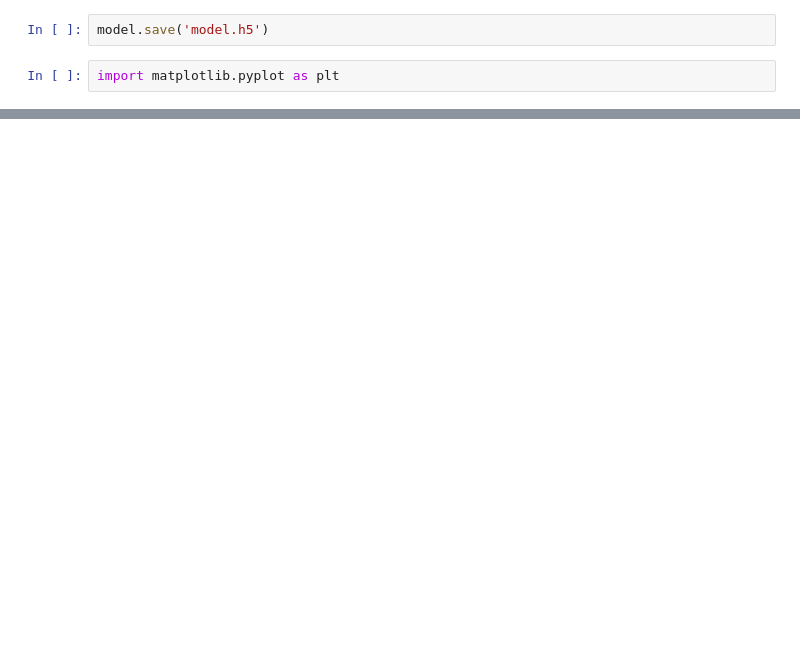
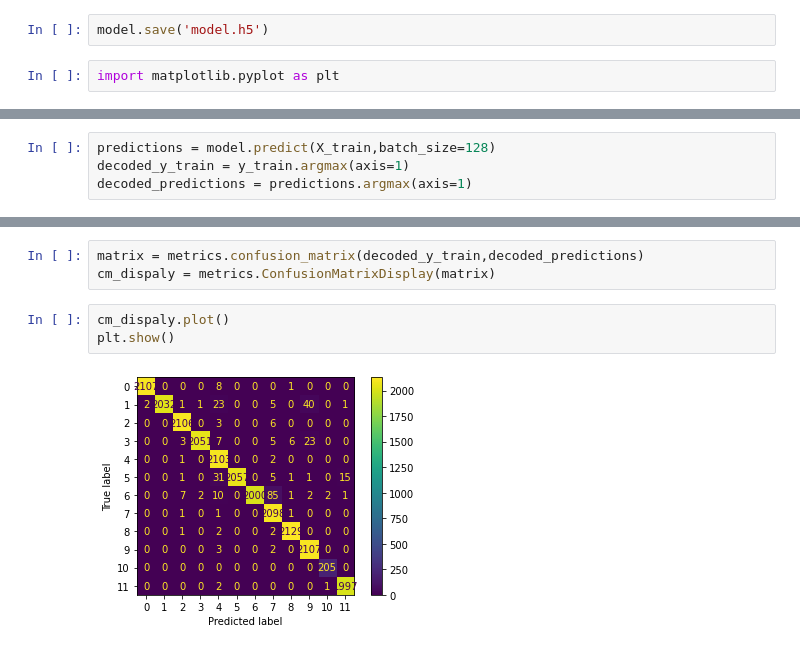
Before and after one commit to coursesmichaelgruner/dsp-3-2022-proyecto2-a, a Jupyter notebook: proyecto_parte2.ipynb, the cells around one changed output, grey strips where cells are left out. Saved outputs shown, nothing was run; the diff lists cells and outputs as text; blank space fills up the shorter version.

```diff
--- a/proyecto_parte2.ipynb
+++ b/proyecto_parte2.ipynb
@@ -164,0 +170,4 @@ No handles with labels found to put in legend.
+# %%
+predictions = model.predict(X_train,batch_size=128)
+decoded_y_train = y_train.argmax(axis=1)
+decoded_predictions = predictions.argmax(axis=1)
@@ -164,0 +199,8 @@ No handles with labels found to put in legend.
+# %%
+matrix = metrics.confusion_matrix(decoded_y_train,decoded_predictions)
+cm_dispaly = metrics.ConfusionMatrixDisplay(matrix)
+# %%
+cm_dispaly.plot()
+plt.show()
+# %% [output]
+[figure, added]
```
Also changed, not shown: parts of 12 cells of this notebook.
